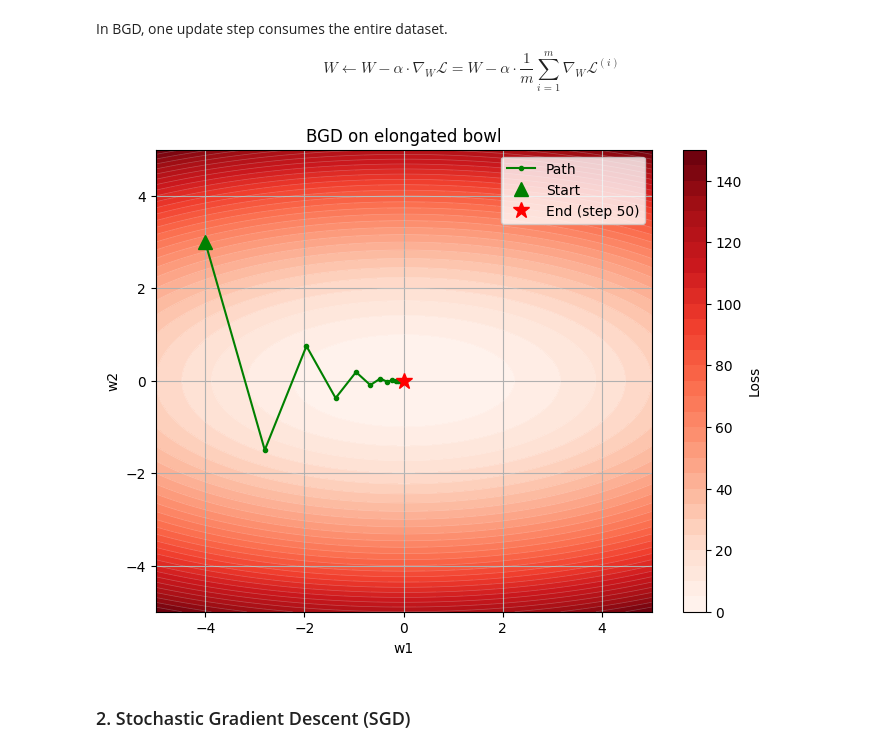
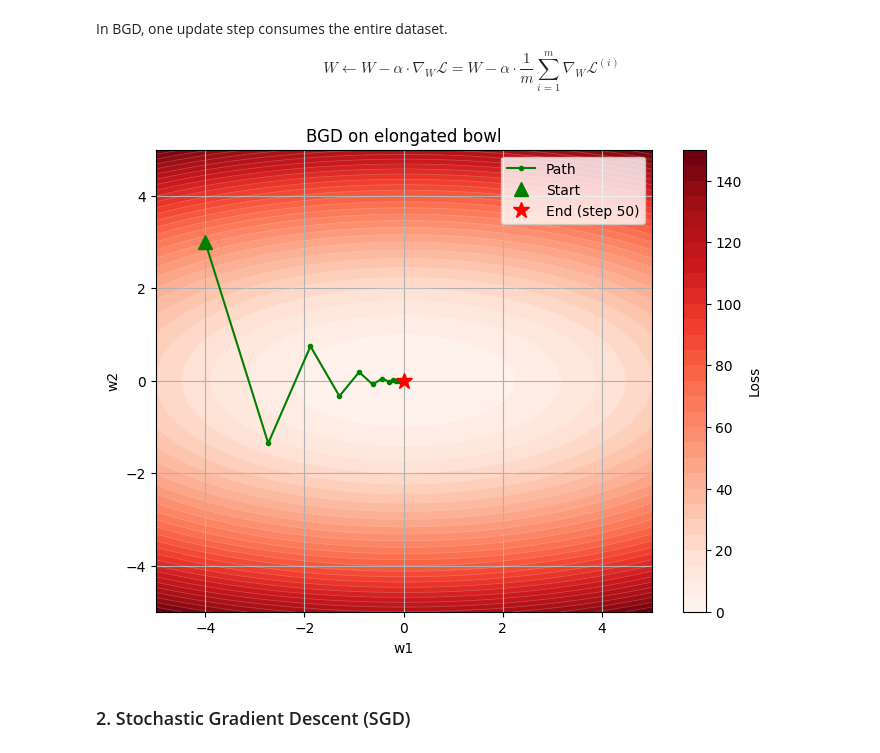
Before and after one commit to ikabrain/UCS761-Deep-Learning-Lab, a Jupyter notebook: DL_assign6.ipynb, the cells around one changed output. Cells and saved outputs as stored; diff of their text form; code cells hidden in the pictures.

Commit message:
fix(assign6): add noise vector to grads & synthetic batches for BGD, SGD, MBGD
BREAKING CHANGE: Change plot generation and batching logic

```diff
--- a/DL_assign6.ipynb
+++ b/DL_assign6.ipynb
@@ -137,10 +179,9 @@ class BGD(Optimizer):
         layer.b -= self.lr * layer.db
 # %%
 plt.figure(figsize=(8, 6))
-bgd = BGD(lr=0.15)
-bgd.plot(max_iter=50, title="BGD on elongated bowl")
+BGD(lr=0.15).plot(max_iter=50, title="BGD on elongated bowl", seed=SEED)
 # %% [output]
-[figure, old version]
+[figure, new version]
 # %% [markdown]
 ### 2. Stochastic Gradient Descent (SGD)
 # %% [markdown]
```
Also changed, not shown: parts of 9 cells of this notebook.
